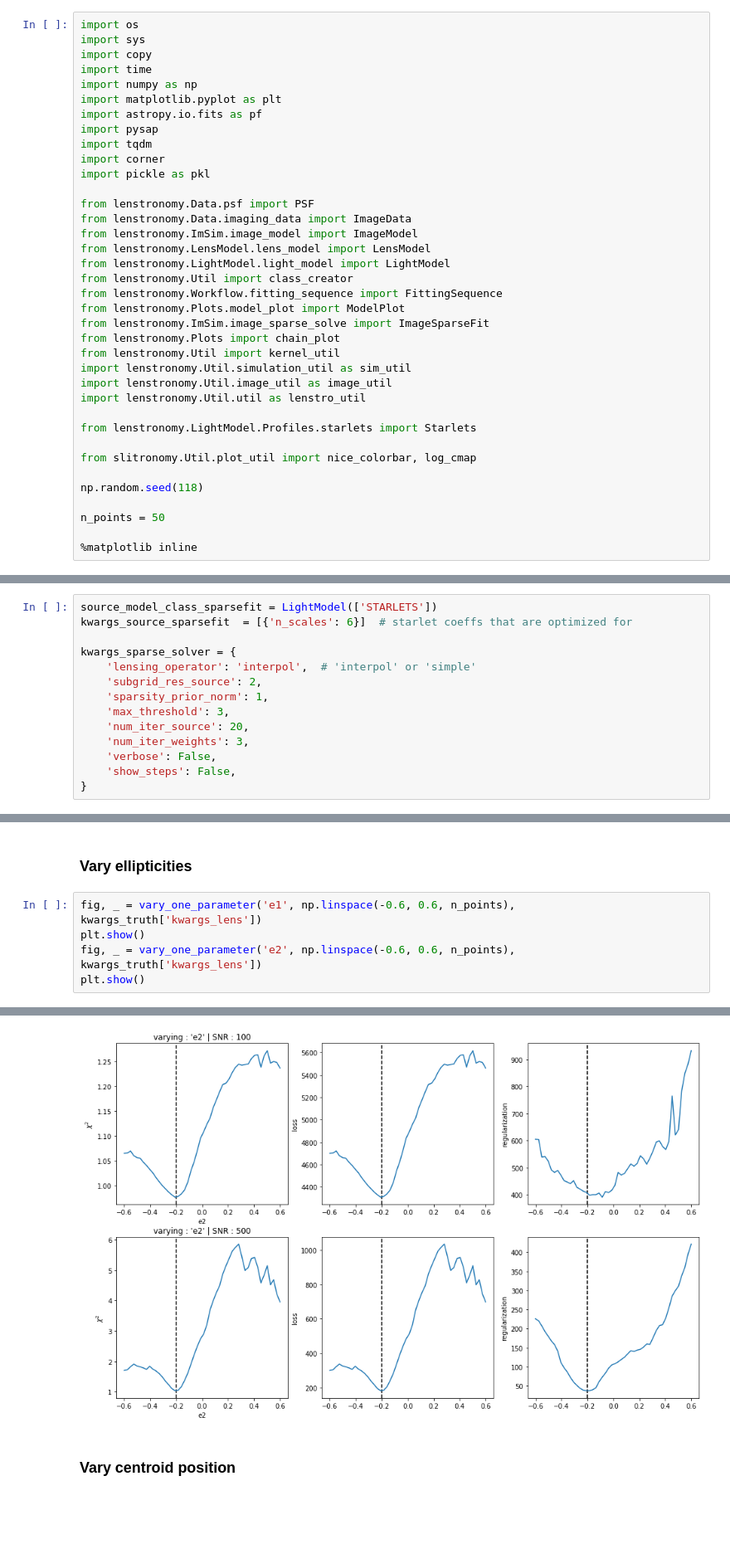
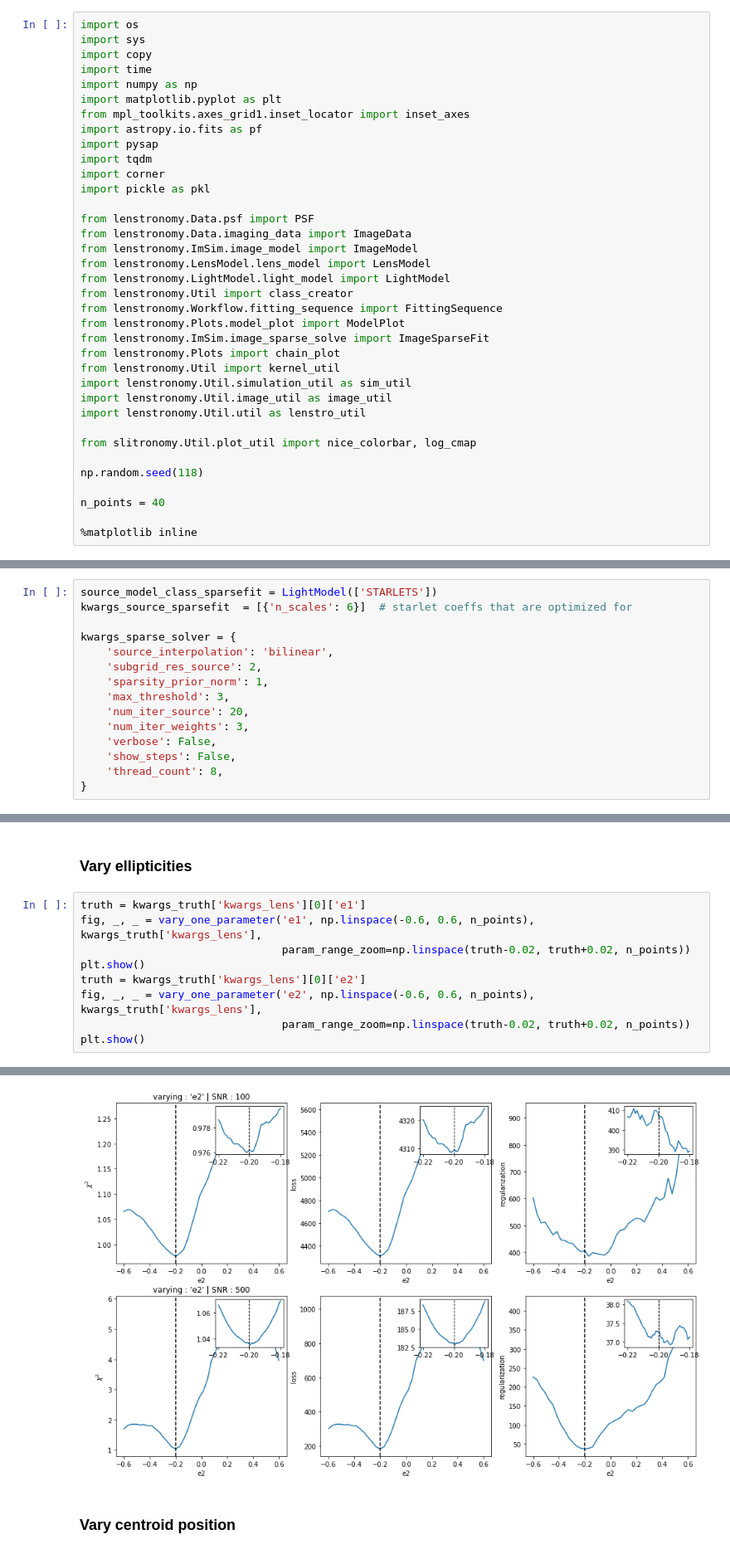
Before and after one commit to aymgal/SLITronomy, a Jupyter notebook: thirdparty/dev_notebooks/loss_minimization_lens_model.ipynb, the cells around one changed output, grey strips where cells are left out. Shown at 83% size. Drawn from its saved outputs; the diff is of its cells as text; blank space fills up the shorter version.

```diff
--- a/thirdparty/dev_notebooks/loss_minimization_lens_model.ipynb
+++ b/thirdparty/dev_notebooks/loss_minimization_lens_model.ipynb
@@ -9,6 +9,7 @@ import copy
 import time
 import numpy as np
 import matplotlib.pyplot as plt
+from mpl_toolkits.axes_grid1.inset_locator import inset_axes
 import astropy.io.fits as pf
 import pysap
 import tqdm
@@ -30,13 +31,11 @@ import lenstronomy.Util.simulation_util as sim_util
 import lenstronomy.Util.image_util as image_util
 import lenstronomy.Util.util as lenstro_util
 
-from lenstronomy.LightModel.Profiles.starlets import Starlets
-
 from slitronomy.Util.plot_util import nice_colorbar, log_cmap
 
 np.random.seed(118)
 
-n_points = 50
+n_points = 40
 
 %matplotlib inline
 # %%
@@ -155,7 +154,7 @@ source_model_class_sparsefit = LightModel(['STARLETS'])
 kwargs_source_sparsefit  = [{'n_scales': 6}]  # starlet coeffs that are optimized for
 
 kwargs_sparse_solver = {
-    'lensing_operator': 'interpol',  # 'interpol' or 'simple'
+    'source_interpolation': 'bilinear',
     'subgrid_res_source': 2,
     'sparsity_prior_norm': 1,
     'max_threshold': 3,
@@ -163,6 +162,7 @@ kwargs_sparse_solver = {
     'num_iter_weights': 3,
     'verbose': False,
     'show_steps': False,
+    'thread_count': 8,
 }
 # %%
 # test on the highest SNR to check for optimal settings
@@ -285,8 +289,12 @@ plt.show()
 # %% [markdown]
 ### Vary ellipticities
 # %%
-fig, _ = vary_one_parameter('e1', np.linspace(-0.6, 0.6, n_points), kwargs_truth['kwargs_lens'])
+truth = kwargs_truth['kwargs_lens'][0]['e1']
+fig, _, _ = vary_one_parameter('e1', np.linspace(-0.6, 0.6, n_points), kwargs_truth['kwargs_lens'],
+                               param_range_zoom=np.linspace(truth-0.02, truth+0.02, n_points))
 plt.show()
-fig, _ = vary_one_parameter('e2', np.linspace(-0.6, 0.6, n_points), kwargs_truth['kwargs_lens'])
+truth = kwargs_truth['kwargs_lens'][0]['e2']
+fig, _, _ = vary_one_parameter('e2', np.linspace(-0.6, 0.6, n_points), kwargs_truth['kwargs_lens'],
+                               param_range_zoom=np.linspace(truth-0.02, truth+0.02, n_points))
 plt.show()
 # %% [output]
@@ -294,4 +302,4 @@ plt.show()
-[figure, old version]
+[figure, new version]
 # %% [markdown]
 ### Vary centroid position
 # %%
```
Also changed, not shown: parts of 7 cells of this notebook, 2 other files.
